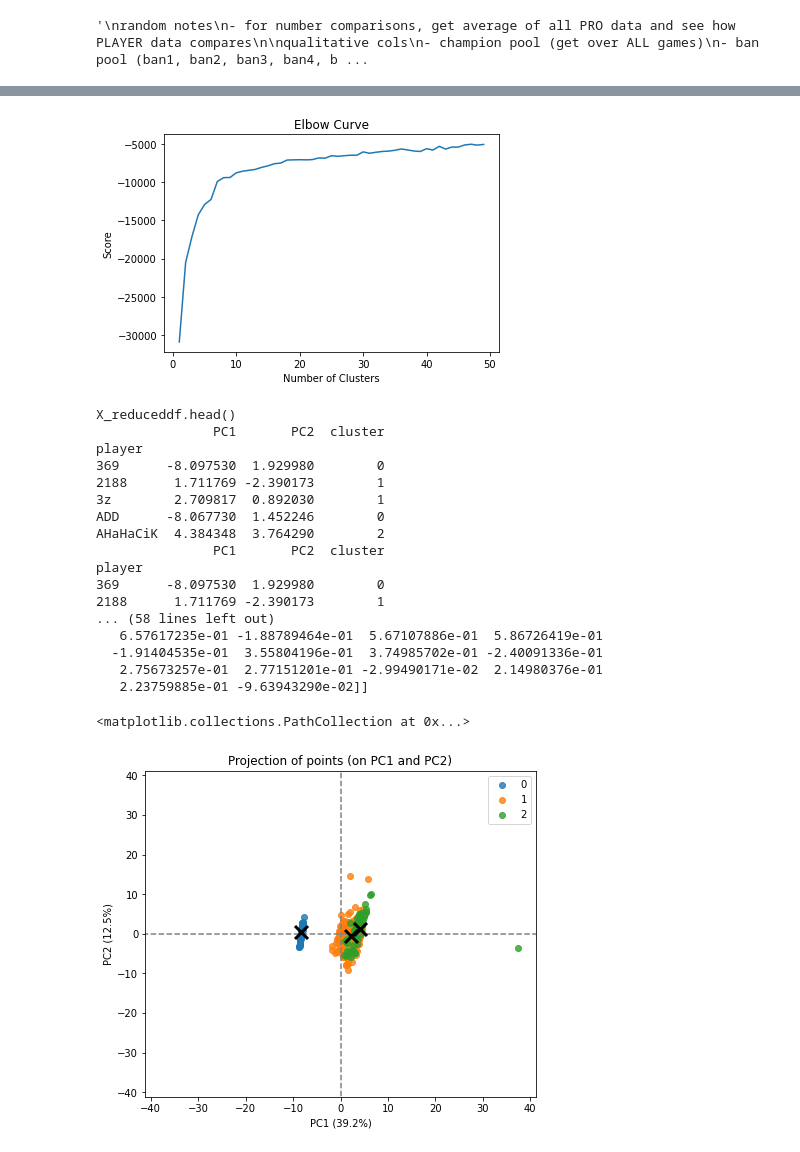
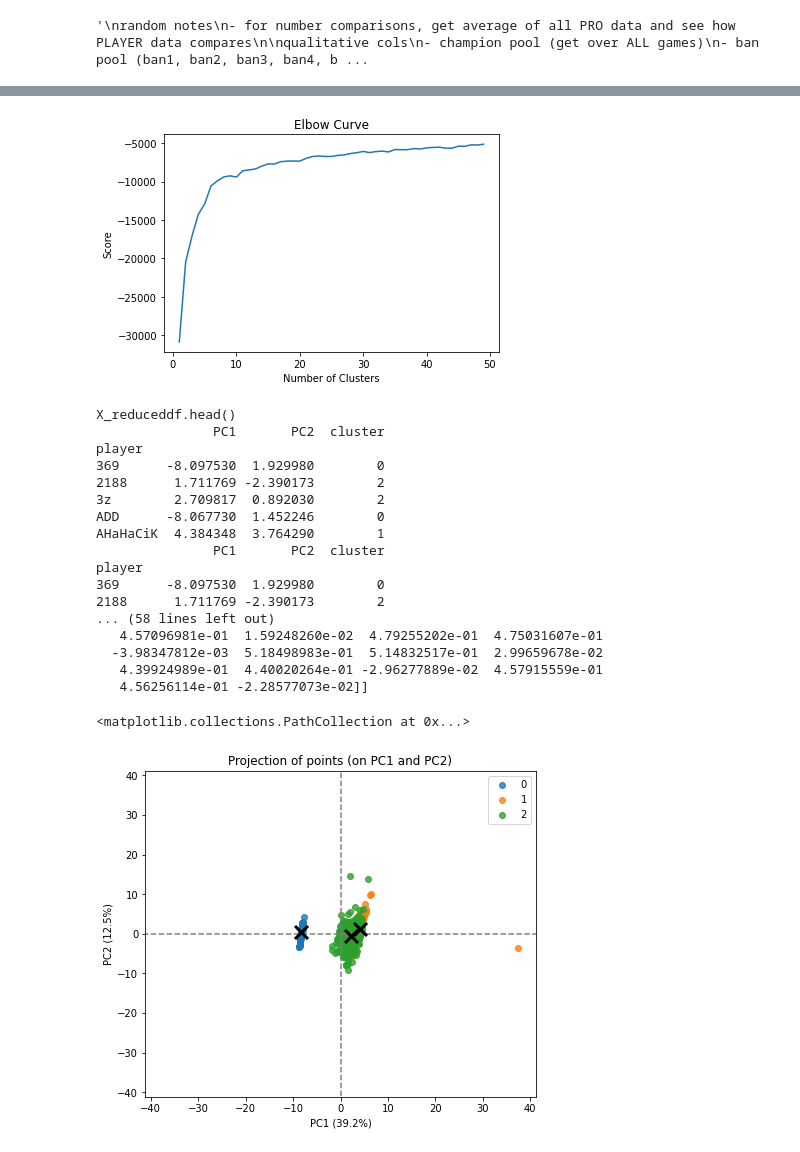
Before and after one commit to emily-yu/league-player-classifier, a Jupyter notebook: asdf.ipynb, the cells around one changed output, grey strips where cells are left out. Cells and saved outputs as stored; diff of their text form; code cells hidden in the pictures.

Commit message:
remove Team avg index rows to only have players

```diff
--- a/asdf.ipynb
+++ b/asdf.ipynb
@@ -358,10 +359,14 @@ def display_factorial_planes(X_projected, n_comp, pca, axis_ranks, labels=None,
             #plt.show(block=False)
 
 # Standardize the data
+X = avgs
 scaler = StandardScaler()
 X_scaled = scaler.fit_transform(avgs)
 
 df_X_scaled = pd.DataFrame(X_scaled, columns=X.columns, index=X.index)
+# print(df_X_scaled.loc[df_X_scaled.index == 'Team'])
+df_X_scaled.drop(df_X_scaled.loc[df_X_scaled.index=='True'].index, inplace=True)
+
 print(X.columns, X.index)
 print('X_scaled')
 print(X_scaled)
@@ -441,25 +446,25 @@ AHaHaCiK -0.342154        2
 
 [5 rows x 67 columns]
-[figure, old version]
+[figure, new version]
 X_reduceddf.head()
                PC1       PC2  cluster
 player
 369      -8.097530  1.929980        0
-2188      1.711769 -2.390173        1
-3z        2.709817  0.892030        1
+2188      1.711769 -2.390173        2
+3z        2.709817  0.892030        2
 ADD      -8.067730  1.452246        0
-AHaHaCiK  4.384348  3.764290        2
+AHaHaCiK  4.384348  3.764290        1
                PC1       PC2  cluster
 player
 369      -8.097530  1.929980        0
-2188      1.711769 -2.390173        1
+2188      1.711769 -2.390173        2
 ... (58 lines left out)
-   6.57617235e-01 -1.88789464e-01  5.67107886e-01  5.86726419e-01
-  -1.91404535e-01  3.55804196e-01  3.74985702e-01 -2.40091336e-01
-   2.75673257e-01  2.77151201e-01 -2.99490171e-02  2.14980376e-01
-   2.23759885e-01 -9.63943290e-02]]
+   4.57096981e-01  1.59248260e-02  4.79255202e-01  4.75031607e-01
+  -3.98347812e-03  5.18498983e-01  5.14832517e-01  2.99659678e-02
+   4.39924989e-01  4.40020264e-01 -2.96277889e-02  4.57915559e-01
+   4.56256114e-01 -2.28577073e-02]]
 <matplotlib.collections.PathCollection at 0x...>
-[figure, old version]
+[figure, new version]
 # %%
 # USAGE AGAINST A NORMAL PLAYER [TODO]
 # select columns of data to be compared (data existing for the pro player data set)
```
Also changed, not shown: parts of 3 cells of this notebook.
